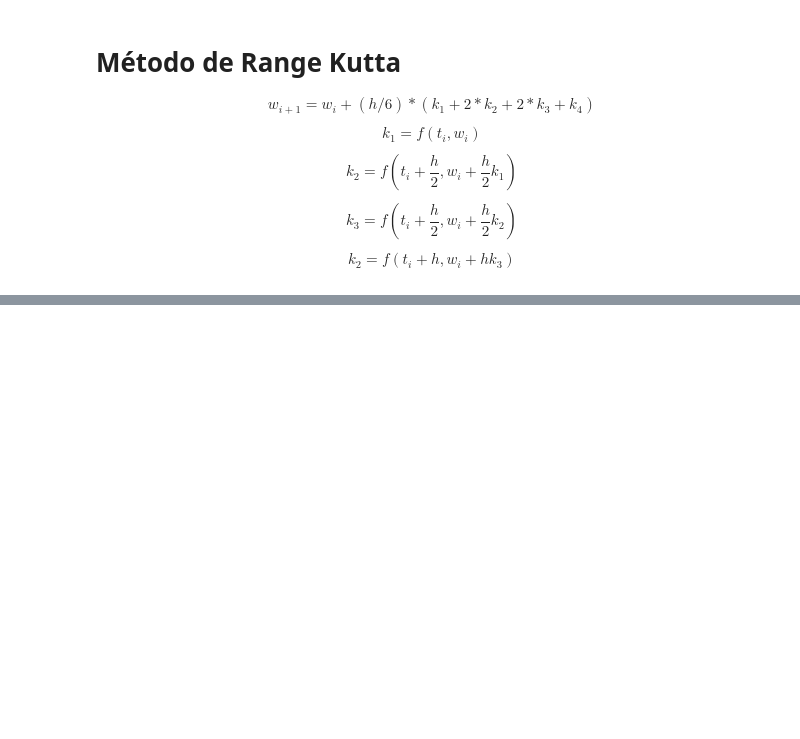
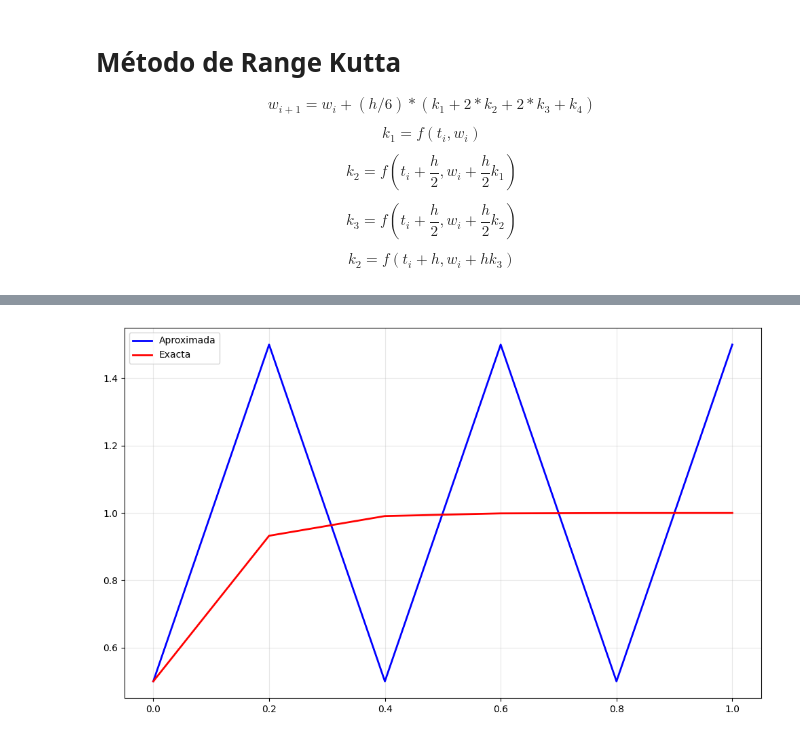
Before and after one commit to Alexander1251GIT/Analisis_Numerico, a Jupyter notebook: EDOs.ipynb, the cells around one changed output, grey strips where cells are left out. Drawn from its saved outputs; the diff is of its cells as text; code cells hidden in the pictures; blank space fills up the shorter version.

```diff
--- a/EDOs.ipynb
+++ b/EDOs.ipynb
@@ -139,0 +191,27 @@ TypeError: cannot unpack non-iterable numpy.float64 object
+# %%
+import numpy as np
+import matplotlib.pyplot as plt
+
+def sistema(Y0, t):
+    Y1 = Y0
+    DY1 = 10*(1-Y1)
+
+    return np.array([DY1])
+Y0 = np.array([1/2])
+
+Y, t = Euler(sistema, 0, 1, 0.2, Y0)
+
+def exacta(t):
+    return 1 - np.exp(-10*t)/2
+
+Y_e = exacta(t)
+
+fig, ax = plt.subplots(figsize = (10,6))
+ax.plot(t, Y, label = 'Aproximada', lw = 2, c = 'blue')
+ax.plot(t, Y_e, label = 'Exacta', lw = 2, c = 'red')
+ax.legend()
+ax.grid(alpha = 0.3)
+plt.tight_layout()
+plt.show()
+# %% [output]
+[figure, added]
```
Also changed, not shown: parts of 6 cells of this notebook.
